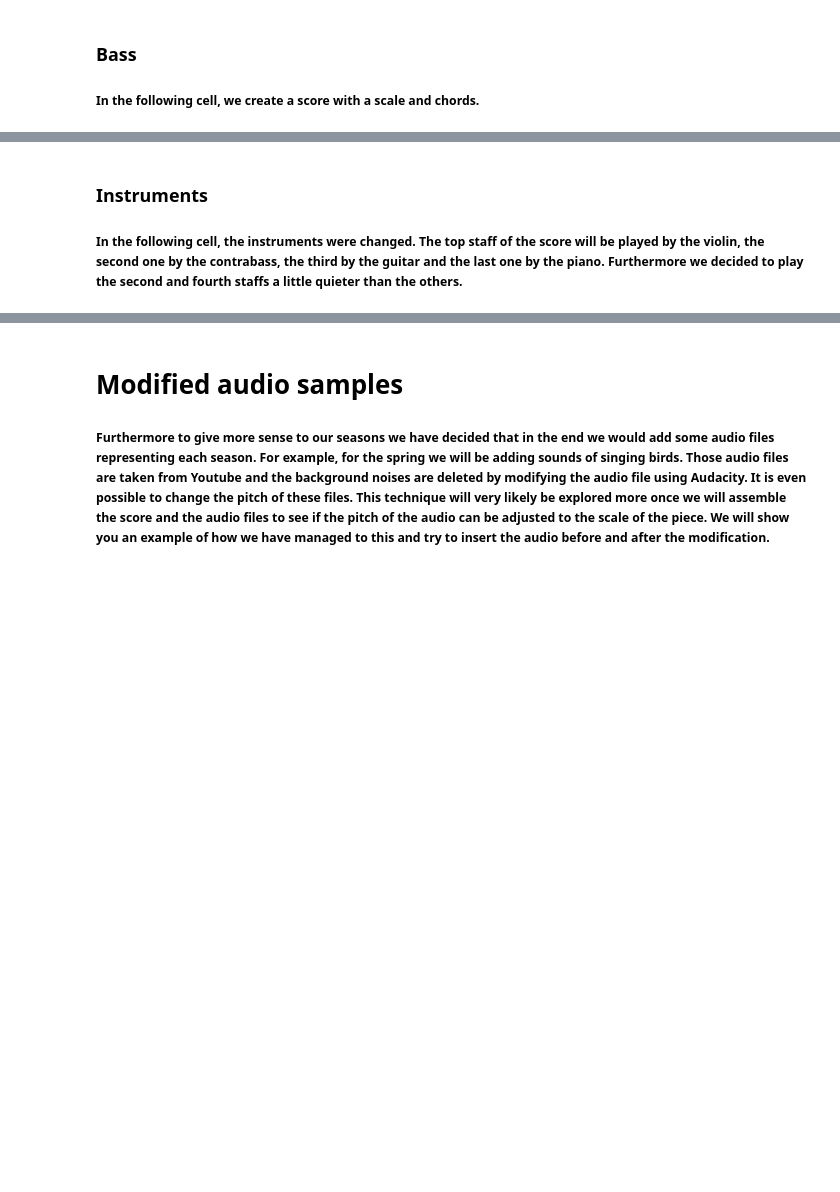
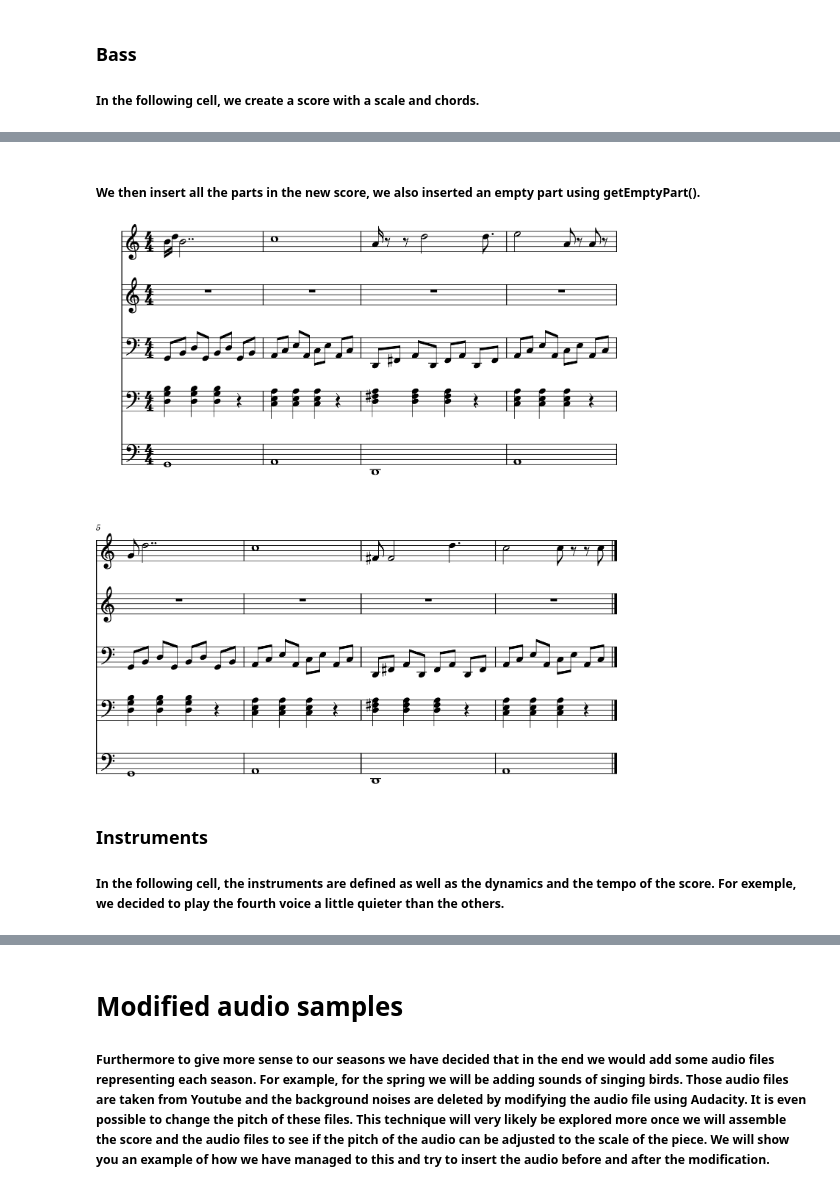
Before and after one commit to AlainSchoebi/MusicalTheory, a Jupyter notebook: Notebook2.ipynb, the cells around one changed output, grey strips where cells are left out. Cells and saved outputs as stored; diff of their text form; code cells hidden in the pictures; blank space fills up the shorter version.

```diff
--- a/Notebook2.ipynb
+++ b/Notebook2.ipynb
@@ -1054,4 +1051,17 @@ theScore = mixMelodyChordsAndBass(theMelody, theBassChords, theBassNotes, bpm, _
+# %% [markdown]
+##### We then insert all the parts in the new score, we also inserted an empty part using getEmptyPart().
+# %%
+theScore = stream.Score();
+theScore.insert(0, theMelodyPart);
+theScore.insert(0, getEmptyPart(8*4));
+theScore.insert(0, theBassChordsRythmPart1);
+theScore.insert(0, theBassChordsRythmPart2);
+theScore.insert(0, theBassNotesPart);
+
+theScore.show();
+# %% [output]
+[figure, added]
 # %% [markdown]
 ### Instruments
-##### In the following cell, the instruments were changed. The top staff of the score will be played by the violin, the second one by the contrabass, the third by the guitar and the last one by the piano. Furthermore we decided to play the second and fourth staffs a little quieter than the others.
+##### In the following cell, the instruments are defined as well as the dynamics and the tempo of the score. For exemple, we decided to play the fourth voice a little quieter than the others.
 # %%
```
Also changed, not shown: parts of 94 cells of this notebook.
